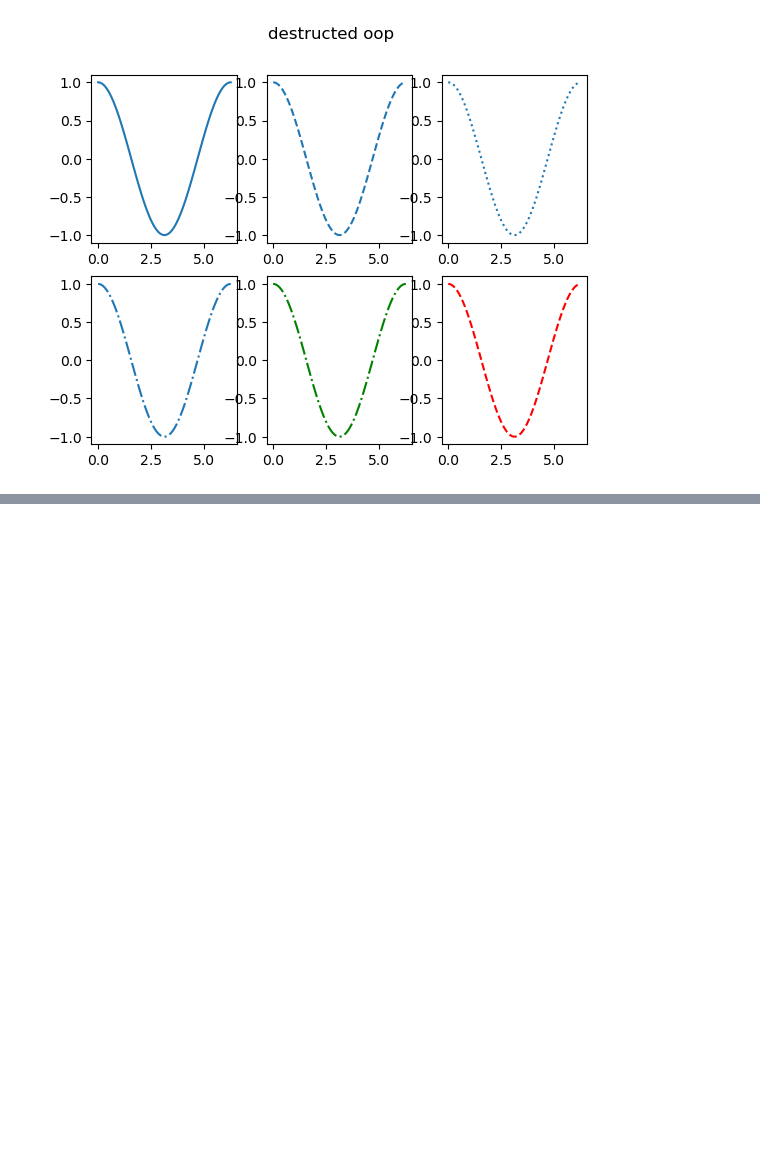
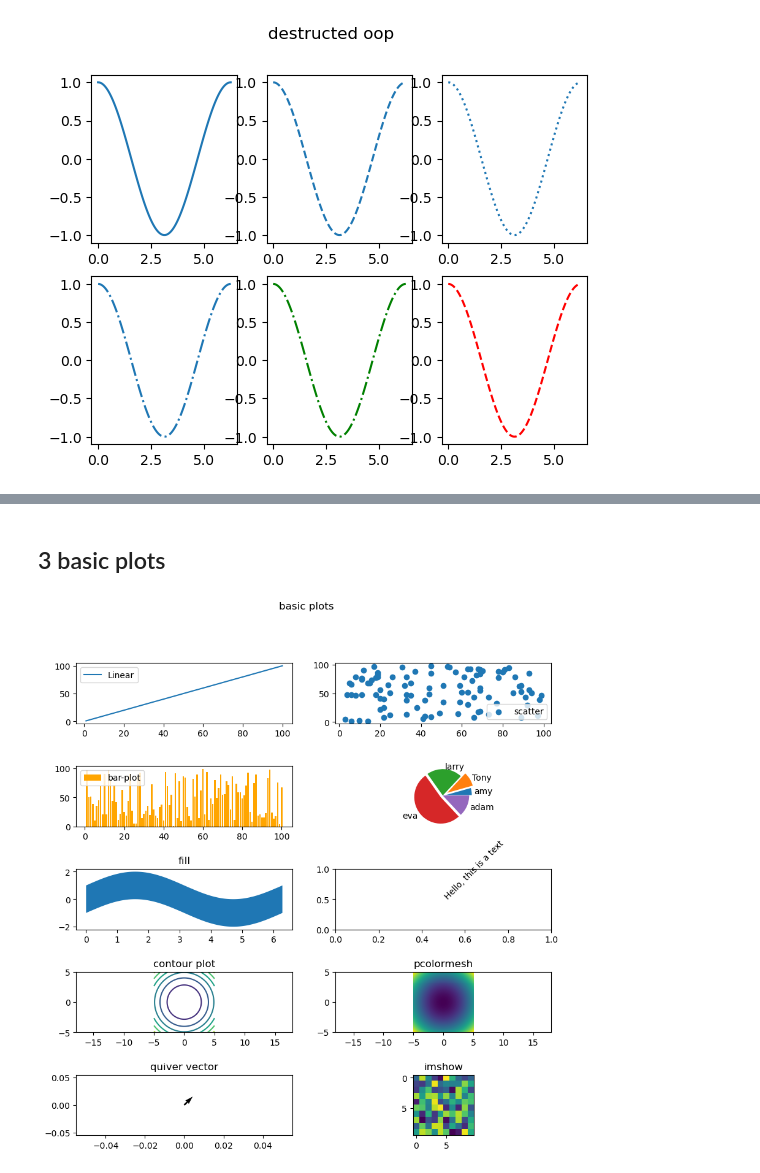
Before and after one commit to Chao216/Ali-Tianchi, a Jupyter notebook: Matplotlib/matplotlib-cheatsheets.ipynb, the cells around one changed output, grey strips where cells are left out. Drawn from its saved outputs; the diff is of its cells as text; code cells hidden in the pictures; blank space fills up the shorter version.

```diff
--- a/Matplotlib/matplotlib-cheatsheets.ipynb
+++ b/Matplotlib/matplotlib-cheatsheets.ipynb
@@ -76,0 +79,58 @@ plt.su
+# %% [markdown]
+## 3 basic plots
+# %%
+X = np.linspace(1,100,100)
+fig, ax = plt.subplots(5,2, figsize=(10,10))
+
+ax[0,0].plot(X,X, label="Linear")
+ax[0,0].legend()
+
+ax[0,1].scatter(np.random.randint(1,100,100),np.random.randint(1,100,100), label="scatter")
+ax[0,1].legend()
+
+ax[1,0].bar(X, np.random.randint(1,100,100), color="orange", label="bar-plot")
+ax[1,0].legend()
+
+sizes = [10,20,50,120,30]
+explodes = [0.1,0.2,0,0.1,0]
+labels = ["amy","Tony","larry","eva","adam"]
+
+ax[1,1].pie(sizes, explode=explodes, labels= labels)
+ax[1,1].axis("equal")
+
+x = np.linspace(0, 2*np.pi,100)
+
+ax[2,0].fill_between(x, np.sin(x)+1,np.sin(x)-1)
+ax[2,0].set_title("fill")
+
+ax[2,1].text(0.5,0.5,"Hello, this is a text", rotation = 45)
+
+
+x_features = np.linspace(-5,5,100)
+y_features = np.linspace(-5,5,100)
+X,Y = np.meshgrid(x_features, y_features)
+
+Z = X**2+Y**2
+
+ax[3,0].contour(X,Y,Z)
+ax[3,0].set_title("contour plot")
+ax[3,0].axis("equal")
+
+ax[3,1].pcolormesh(X,Y,Z)
+ax[3,1].set_title("pcolormesh")
+ax[3,1].axis("equal")
+
+ax[4,0].quiver(0,0,1,1)
+ax[4,0].set_title("quiver vector")
+
+grid = np.random.rand(10,10)
+ax[4,1].imshow(grid)
+ax[4,1].set_title("imshow")
+
+fig.subplots_adjust(wspace=0.2,hspace=0.7)
+
+fig.suptitle("basic plots")
+
+fig.savefig("./Figures/basicPlots.pdf")
+# %% [output]
+[figure, added]
```
Also changed, not shown: parts of 6 cells of this notebook, 5 other files.
